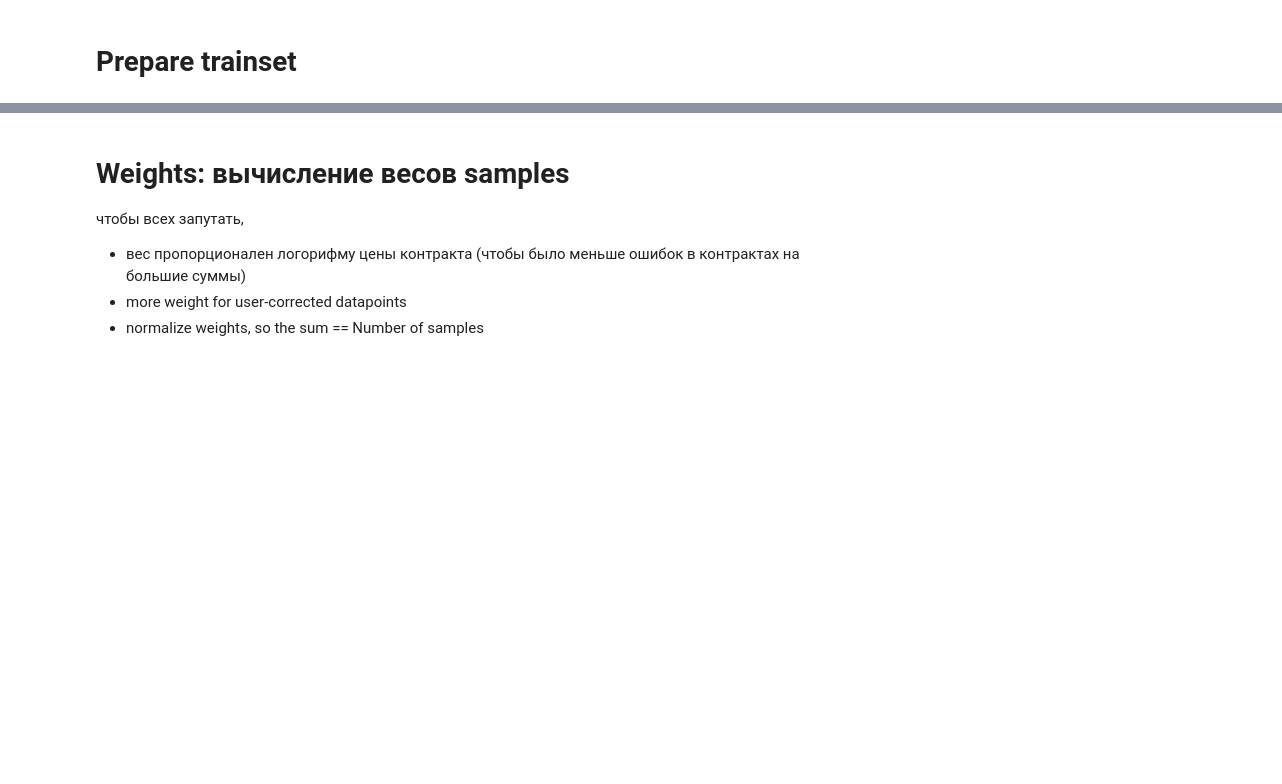
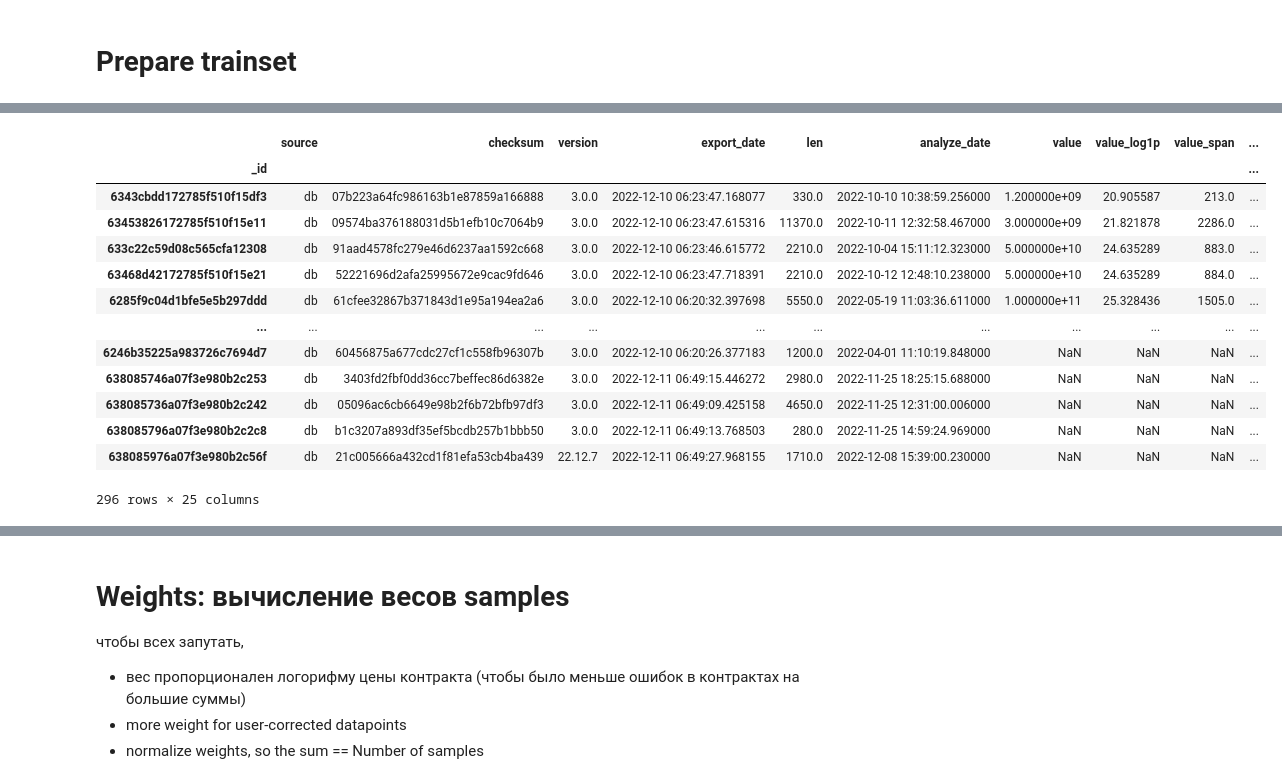
Before and after one commit to LitJane/analyser, a Jupyter notebook: trainsets/retrain_contract_uber_model.ipynb, the cells around one changed output, grey strips where cells are left out. Cells and saved outputs as stored; diff of their text form; code cells hidden in the pictures; blank space fills up the shorter version.

```diff
--- a/trainsets/retrain_contract_uber_model.ipynb
+++ b/trainsets/retrain_contract_uber_model.ipynb
@@ -159,0 +198,20 @@ print(work_dir)
+# %%
+xx = stats.loc[stats['user_correction_date'].notnull()]
+xx = xx[ (xx.version=='3.0.0') | (xx.version=='22.12.7')].sort_values(['score'])
+xx.to_csv('contracts_to_re-analyze.csv')
+xx
+# %% [output]
+|  | source | checksum | version | export_date | len | analyze_date | value | value_log1p | value_span | ... |
+| _id |  |  |  |  |  |  |  |  |  | ... |
+| 6343cbdd172785f510f15df3 | db | 07b223a64fc986163b1e87859a166888 | 3.0.0 | 2022-12-10 06:23:47.168077 | 330.0 | 2022-10-10 10:38:59.256000 | 1.200000e+09 | 20.905587 | 213.0 | ... |
+| 63453826172785f510f15e11 | db | 09574ba376188031d5b1efb10c7064b9 | 3.0.0 | 2022-12-10 06:23:47.615316 | 11370.0 | 2022-10-11 12:32:58.467000 | 3.000000e+09 | 21.821878 | 2286.0 | ... |
+| 633c22c59d08c565cfa12308 | db | 91aad4578fc279e46d6237aa1592c668 | 3.0.0 | 2022-12-10 06:23:46.615772 | 2210.0 | 2022-10-04 15:11:12.323000 | 5.000000e+10 | 24.635289 | 883.0 | ... |
+| 63468d42172785f510f15e21 | db | 52221696d2afa25995672e9cac9fd646 | 3.0.0 | 2022-12-10 06:23:47.718391 | 2210.0 | 2022-10-12 12:48:10.238000 | 5.000000e+10 | 24.635289 | 884.0 | ... |
+| 6285f9c04d1bfe5e5b297ddd | db | 61cfee32867b371843d1e95a194ea2a6 | 3.0.0 | 2022-12-10 06:20:32.397698 | 5550.0 | 2022-05-19 11:03:36.611000 | 1.000000e+11 | 25.328436 | 1505.0 | ... |
+| ... | ... | ... | ... | ... | ... | ... | ... | ... | ... | ... |
+| 6246b35225a983726c7694d7 | db | 60456875a677cdc27cf1c558fb96307b | 3.0.0 | 2022-12-10 06:20:26.377183 | 1200.0 | 2022-04-01 11:10:19.848000 | NaN | NaN | NaN | ... |
+| 638085746a07f3e980b2c253 | db | 3403fd2fbf0dd36cc7beffec86d6382e | 3.0.0 | 2022-12-11 06:49:15.446272 | 2980.0 | 2022-11-25 18:25:15.688000 | NaN | NaN | NaN | ... |
+| 638085736a07f3e980b2c242 | db | 05096ac6cb6649e98b2f6b72bfb97df3 | 3.0.0 | 2022-12-11 06:49:09.425158 | 4650.0 | 2022-11-25 12:31:00.006000 | NaN | NaN | NaN | ... |
+| 638085796a07f3e980b2c2c8 | db | b1c3207a893df35ef5bcdb257b1bbb50 | 3.0.0 | 2022-12-11 06:49:13.768503 | 280.0 | 2022-11-25 14:59:24.969000 | NaN | NaN | NaN | ... |
+| 638085976a07f3e980b2c56f | db | 21c005666a432cd1f81efa53cb4ba439 | 22.12.7 | 2022-12-11 06:49:27.968155 | 1710.0 | 2022-12-08 15:39:00.230000 | NaN | NaN | NaN | ... |
+296 rows × 25 columns
```
Also changed, not shown: parts of 55 cells of this notebook, 9 other files.
